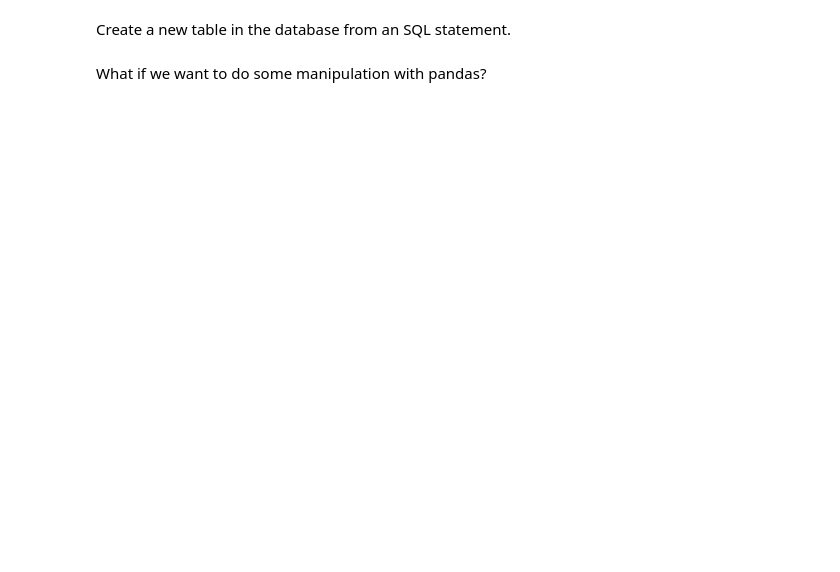
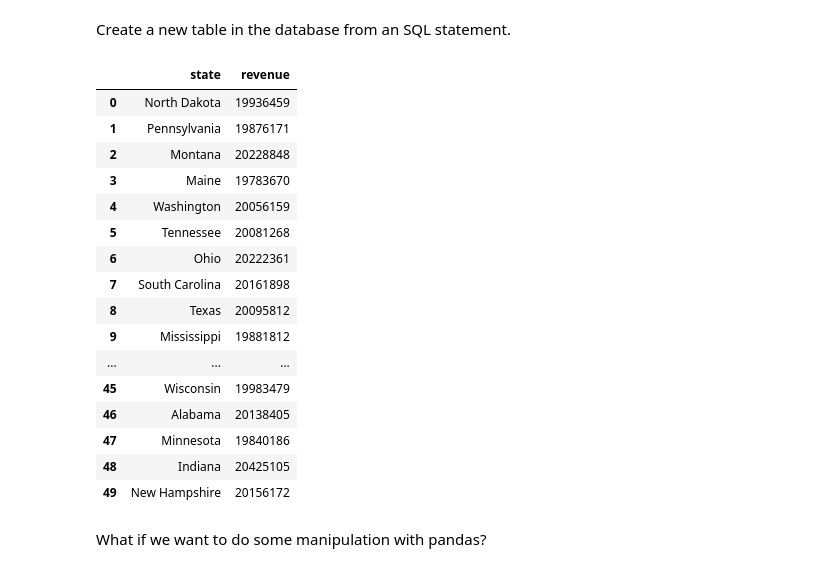
Before and after one commit to moj-analytical-services/pydbtools, a Jupyter notebook: examples/mojap_tools_demo.ipynb, the cells around one changed output. Saved outputs shown, nothing was run; the diff lists cells and outputs as text; code cells hidden in the pictures; blank space fills up the shorter version.

```diff
--- a/examples/mojap_tools_demo.ipynb
+++ b/examples/mojap_tools_demo.ipynb
@@ -110,19 +171,37 @@ Create a new table in the database from an SQL statement.
 # %%
 pydb.delete_table_and_data(database=db, table="state_revenues")
 
 pydb.create_table(
     f"""
     select state, sum(price) as revenue
     from {db}.big_table
     group by state
     """,
     database=db,
     table="state_revenues",
-    location="s3://alpha-everyone/dmet_st/dmet_example/state_revenues"
+    location="s3://alpha-everyone/dmet_st/dmet_example/state_revenues",
 )
 
 sr = pydb.read_sql_query(f"select * from {db}.state_revenues")
 sr
+# %% [output]
+|  | state | revenue |
+| 0 | North Dakota | 19936459 |
+| 1 | Pennsylvania | 19876171 |
+| 2 | Montana | 20228848 |
+| 3 | Maine | 19783670 |
+| 4 | Washington | 20056159 |
+| 5 | Tennessee | 20081268 |
+| 6 | Ohio | 20222361 |
+| 7 | South Carolina | 20161898 |
+| 8 | Texas | 20095812 |
+| 9 | Mississippi | 19881812 |
+| ... | ... | ... |
+| 45 | Wisconsin | 19983479 |
+| 46 | Alabama | 20138405 |
+| 47 | Minnesota | 19840186 |
+| 48 | Indiana | 20425105 |
+| 49 | New Hampshire | 20156172 |
 # %% [markdown]
 What if we want to do some manipulation with pandas?
 # %%
```
Also changed, not shown: parts of 10 cells of this notebook.
